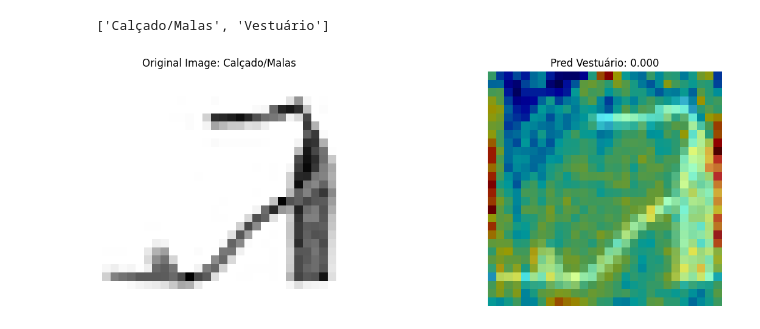
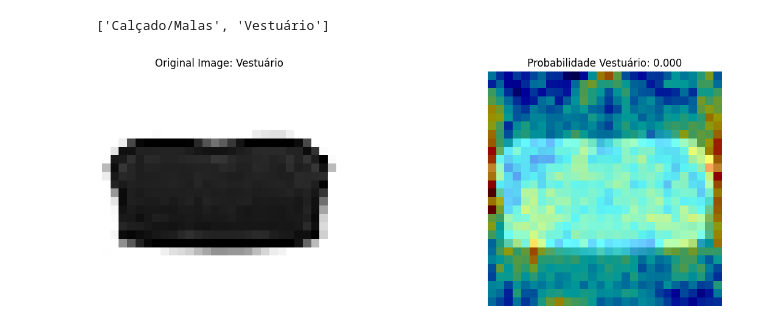
Before and after one commit to Kinpau/APVC_Projeto, a Jupyter notebook: notebooks/D1Parte2-Grupo7.ipynb, the cells around one changed output. Drawn from its saved outputs; the diff is of its cells as text; code cells hidden in the pictures.

Commit message:
test size = 10000

```diff
--- a/notebooks/D1Parte2-Grupo7.ipynb
+++ b/notebooks/D1Parte2-Grupo7.ipynb
@@ -256,8 +256,8 @@ Não esquecer que se pretende também gerar um validation set!
 
 > ## **a) Obter um conjunto de validação**
 # %%
-# Criar conjunto de validação (17% dos dados de treino)
-x_train, x_val, y_train, y_val = train_test_split(x_train, y_train, test_size=0.17, random_state=42)
+# Criar conjunto de validação (10000 observações)
+x_train, x_val, y_train, y_val = train_test_split(x_train, y_train, test_size=10000, random_state=42)
 
 print("Número de amostras no training set:", x_train.shape[0])
 print("Número de amostras no validation set:", x_val.shape[0])
@@ -506,25 +506,25 @@ LABELS
 ['Calçado/Malas', 'Vestuário']
 # %%
 # Load and preprocess an example image
-img_id = 150
+img_id = 5656
 img = x_train[img_id]
 img_array = np.expand_dims(img, axis = 0)  # Normalize and add batch dimension
 # Compute saliency map
 saliency_map = get_saliency_map(linear_model, img_array, 0).squeeze()
 # Overlay saliency map on original image
 heatmap = cv2.applyColorMap(np.uint8(255 * saliency_map), cv2.COLORMAP_JET)
 overlay = cv2.addWeighted(heatmap, 0.6, cv2.cvtColor(np.uint8(255 *img), cv2.COLOR_GRAY2RGB), 0.4, 0)
 
 # Display results
 fig, ax = plt.subplots(1, 2, figsize=(15, 5))
 ax[0].imshow(img, cmap="Greys")
 ax[0].set_title(f"Original Image: {LABELS[int(y_train[img_id])]}")
 ax[0].axis("off")
 
 ax[1].imshow(overlay)
-ax[1].set_title(f"Pred {LABELS[1]}: {train_preds[img_id]:.3f}")
+ax[1].set_title(f"Probabilidade {LABELS[1]}: {train_preds[img_id]:.3f}")
 ax[1].axis("off")
 
 plt.show()
 # %% [output]
-[figure, old version]
+[figure, new version]
```
Also changed, not shown: parts of 8 cells of this notebook, 3 other files.
